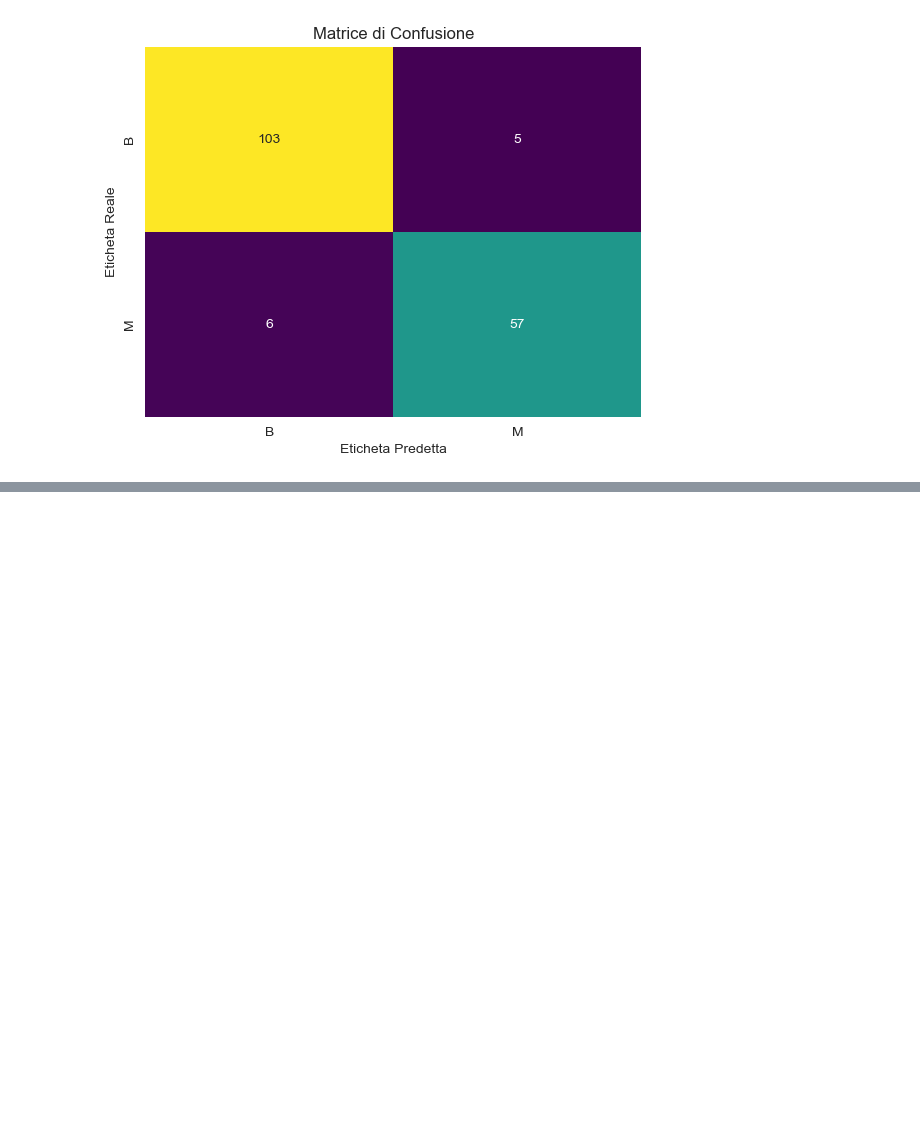
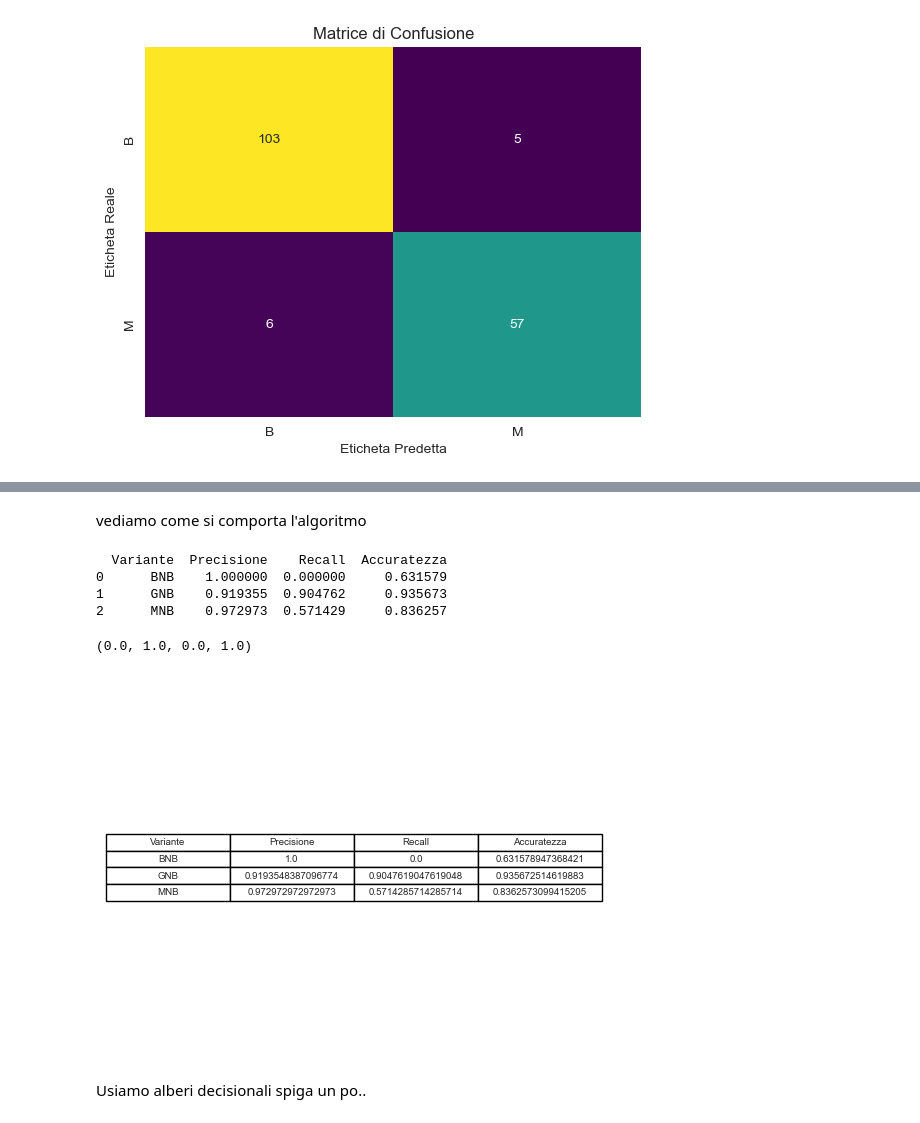
Before and after one commit to chiaracos/BreastCancerPrediction, a Jupyter notebook: BreastCancerPrediction.ipynb, the cells around one changed output, grey strips where cells are left out. Cells and saved outputs as stored; diff of their text form; code cells hidden in the pictures; blank space fills up the shorter version.

```diff
--- a/BreastCancerPrediction.ipynb
+++ b/BreastCancerPrediction.ipynb
@@ -401,0 +427,33 @@ Naive Bayes BNB (Bernoulli)
+# %% [markdown]
+vediamo come si comporta l'algoritmo
+# %%
+#tabella delle metriche di valutazione ottenute, per ogni distribuzione
+
+data = {
+    'Variante': ['BNB', 'GNB', 'MNB'],
+    'Precisione': [precisionBNB, precisionGNB, precisionMNB],
+    'Recall': [recallBNB, recallGNB, recallMNB],
+    'Accuratezza': [accuracyBNB, accuracyGNB, accuracyMNB],
+}
+
+# Creazione del DataFrame
+df = pd.DataFrame(data)
+
+# Stampa del DataFrame
+print(df)
+
+# Creazione della tabella con matplotlib
+plt.table(cellText=df.values,
+          colLabels=df.columns,
+          cellLoc='center',
+          loc='center')
+plt.axis('off')  # Rimuovi gli assi
+# %% [output]
+  Variante  Precisione    Recall  Accuratezza
+0      BNB    1.000000  0.000000     0.631579
+1      GNB    0.919355  0.904762     0.935673
+2      MNB    0.972973  0.571429     0.836257
+(0.0, 1.0, 0.0, 1.0)
+[figure, added]
+# %% [markdown]
+Usiamo alberi decisionali spiga un po..
```
Also changed, not shown: parts of 10 cells of this notebook.
